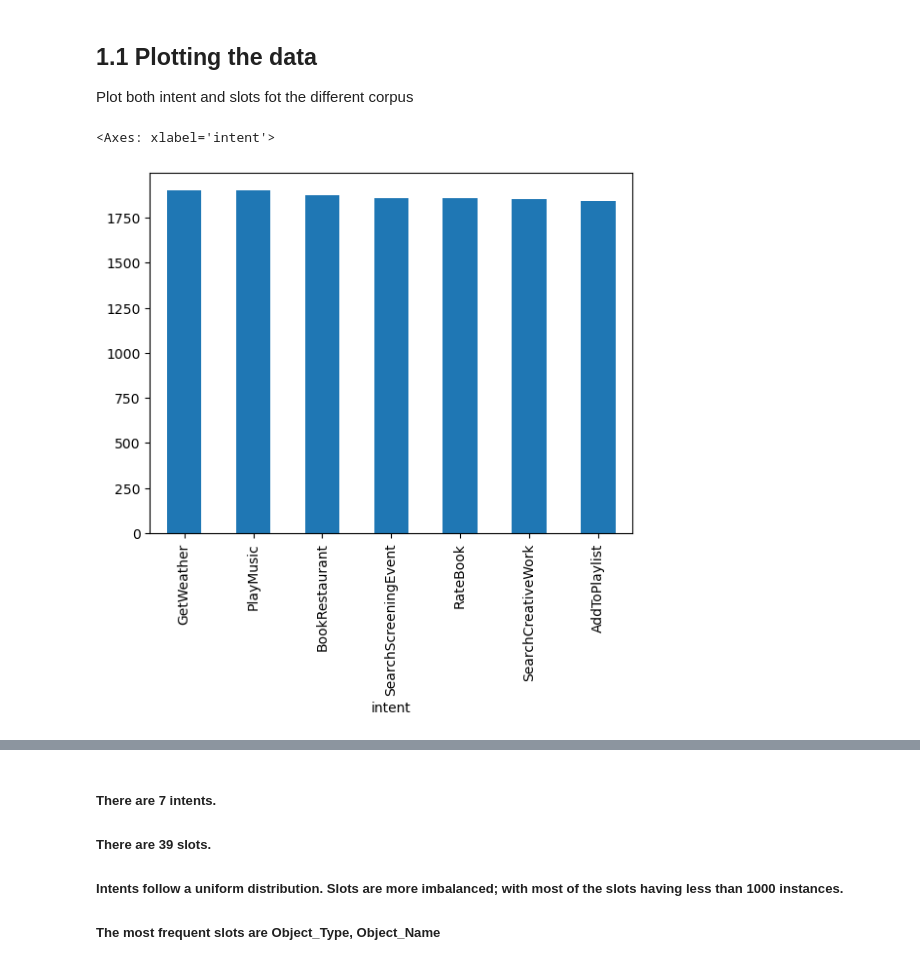
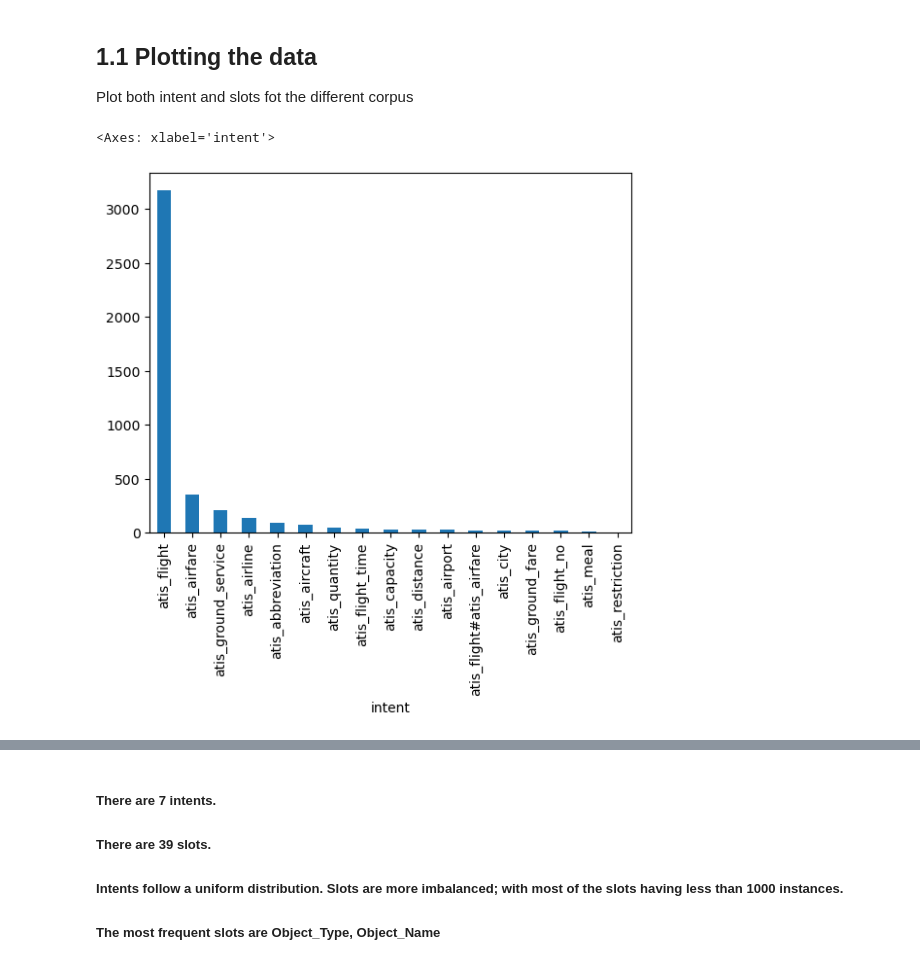
Before and after one commit to Dorin-D/m2-paris-saclay, a Jupyter notebook: textminingchatbots/textminingandchatbot-main/tp/TP-1/1-IntentAndSlot.ipynb, the cells around one changed output, grey strips where cells are left out. Drawn from its saved outputs; the diff is of its cells as text; code cells hidden in the pictures.

```diff
--- a/textminingchatbots/textminingandchatbot-main/tp/TP-1/1-IntentAndSlot.ipynb
+++ b/textminingchatbots/textminingandchatbot-main/tp/TP-1/1-IntentAndSlot.ipynb
@@ -30,17 +30,19 @@ snips_data_path = 'data/NLU/snips-corpus/snips.{}.csv'
 media_data_path = 'data/NLU/media_corpus/media.{}.csv'
 
 #temporarily atis is no bueno maybe later it'll work if you recheck the gitlab
-current_data_path = snips_data_path
+#current_data_path = snips_data_path
+current_data_paths = [atis_data_path, snips_data_path]
 # %%
 
-training_set = pd.read_csv(current_data_path.format('train'), index_col='id')
-validation_set = pd.read_csv(current_data_path.format('dev'), index_col='id')
-testing_set = pd.read_csv(current_data_path.format('test'), index_col='id')
+training_sets = [pd.read_csv(current_data_paths[0].format('train'), index_col='id'), pd.read_csv(current_data_paths[1].format('train'), index_col='id')]
+validation_sets = [pd.read_csv(current_data_paths[0].format('dev'), index_col='id'), pd.read_csv(current_data_paths[1].format('dev'), index_col='id')]
+testing_sets = [pd.read_csv(current_data_paths[0].format('test'), index_col='id'), pd.read_csv(current_data_paths[1].format('test'), index_col='id')]
 # %% [markdown]
 ## 1.1 Plotting the data
 Plot both intent and slots fot the different corpus
 # %%
-training_set.value_counts('intent').plot.bar()
+#snips
+training_sets[0].value_counts('intent').plot.bar()
 # %% [output]
 <Axes: xlabel='intent'>
-[figure, old version]
+[figure, new version]
```
Also changed, not shown: parts of 22 cells of this notebook.
